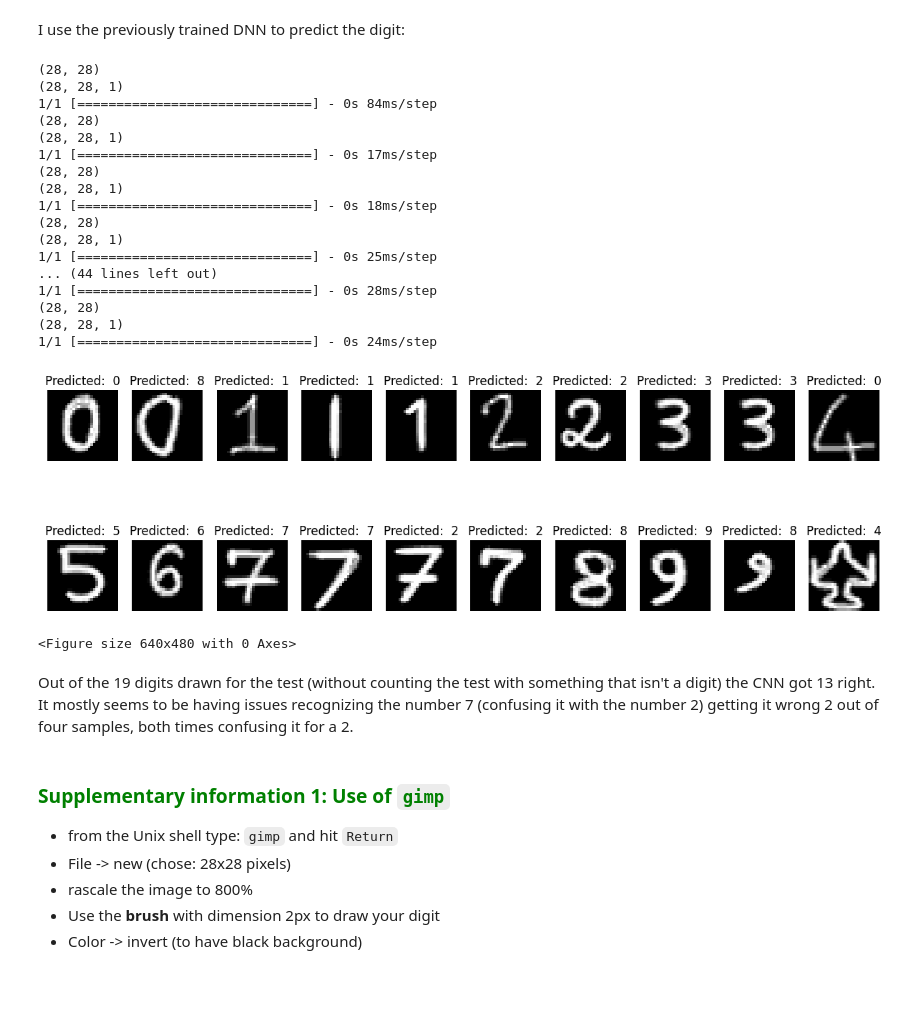
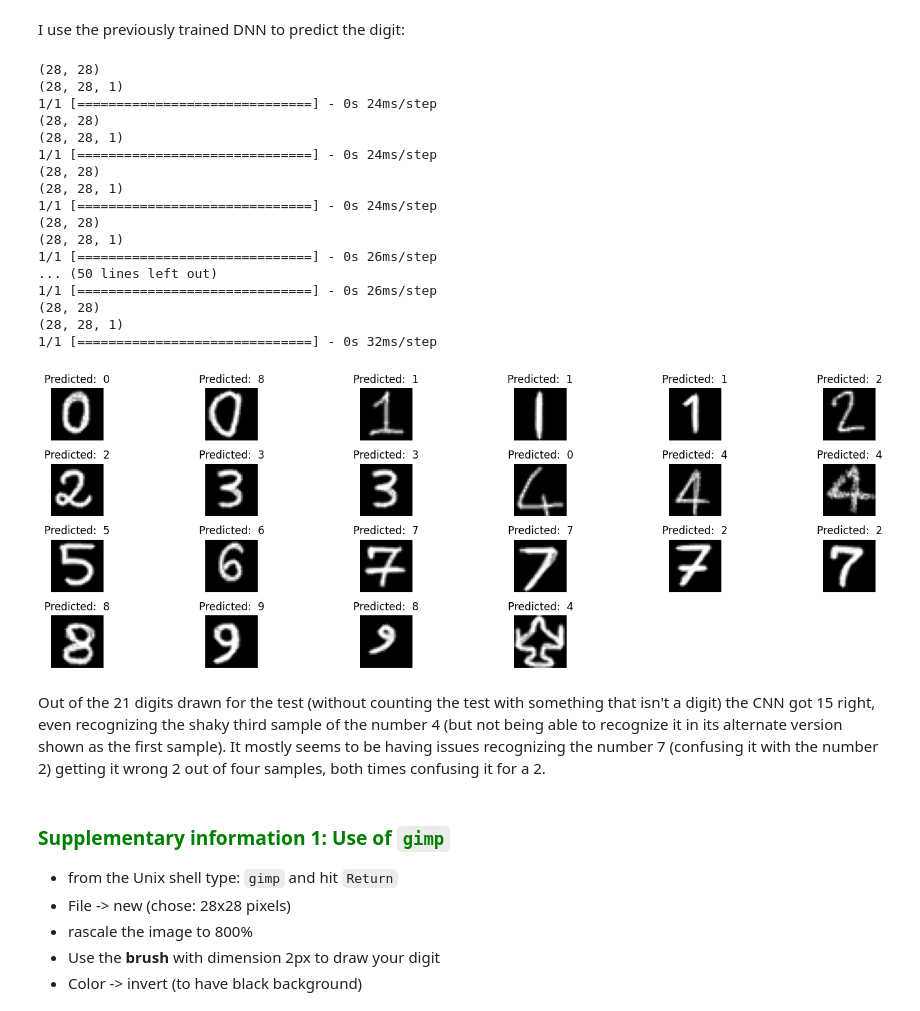
Before and after one commit to Giac97/Simulazione-Numerica, a Jupyter notebook: notebooks/Exercise 12/LSN_Exercises_12.ipynb, the cells around one changed output. Cells and saved outputs as stored; diff of their text form; code cells hidden in the pictures; blank space fills up the shorter version.

```diff
--- a/notebooks/Exercise 12/LSN_Exercises_12.ipynb
+++ b/notebooks/Exercise 12/LSN_Exercises_12.ipynb
@@ -585,43 +585,42 @@ I use the previously trained DNN to predict the digit:
 # %%
 plt.figure(figsize=(15, 5))
 i = 0
 for dig in my_digits:
   print(dig.shape)
   data = dig.reshape(input_shape)
   print(data.shape)
   pred_0 = model_CNN.predict(dig.reshape(1, 28, 28, 1))
 
   #data = data.reshape(xdim,ydim)
 
-  ax = plt.subplot(2, 10, i + 1)
+  ax = plt.subplot(4, 6, i + 1)
   plt.imshow(dig, cmap='gray')
   plt.title("Predicted:  {}".format(np.argmax(pred_0)))
   plt.axis('off')
   i += 1
-plt.show()
+plt.tight_layout()
 plt.savefig("predict.png", dpi = 300)
 # %% [output]
-(28, 28)
-(28, 28, 1)
-1/1 [==============================] - 0s 84ms/step
-(28, 28)
-(28, 28, 1)
-1/1 [==============================] - 0s 17ms/step
-(28, 28)
-(28, 28, 1)
-1/1 [==============================] - 0s 18ms/step
-(28, 28)
-(28, 28, 1)
-1/1 [==============================] - 0s 25ms/step
-... (44 lines left out)
-1/1 [==============================] - 0s 28ms/step
 (28, 28)
 (28, 28, 1)
 1/1 [==============================] - 0s 24ms/step
+(28, 28)
+(28, 28, 1)
+1/1 [==============================] - 0s 24ms/step
+(28, 28)
+(28, 28, 1)
+1/1 [==============================] - 0s 24ms/step
+(28, 28)
+(28, 28, 1)
+1/1 [==============================] - 0s 26ms/step
+... (50 lines left out)
+1/1 [==============================] - 0s 26ms/step
+(28, 28)
+(28, 28, 1)
+1/1 [==============================] - 0s 32ms/step
-[figure, old version]
+[figure, new version]
-<Figure size 640x480 with 0 Axes>
 # %% [markdown]
-Out of the 19 digits drawn for the test (without counting the test with something that isn't a digit) the CNN got 13 right. It mostly seems to be having issues recognizing the number 7 (confusing it with the number 2) getting it wrong 2 out of four samples, both times confusing it for a 2.
+Out of the 21 digits drawn for the test (without counting the test with something that isn't a digit) the CNN got 15 right, even recognizing the shaky third sample of the number 4 (but not being able to recognize it in its alternate version shown as the first sample). It mostly seems to be having issues recognizing the number 7 (confusing it with the number 2) getting it wrong 2 out of four samples, both times confusing it for a 2.
 # %% [markdown]
 ### <span style="color:green">Supplementary information 1: Use of `gimp` </span>
 
```
Also changed, not shown: parts of 1 cell of this notebook, 2 other files.
